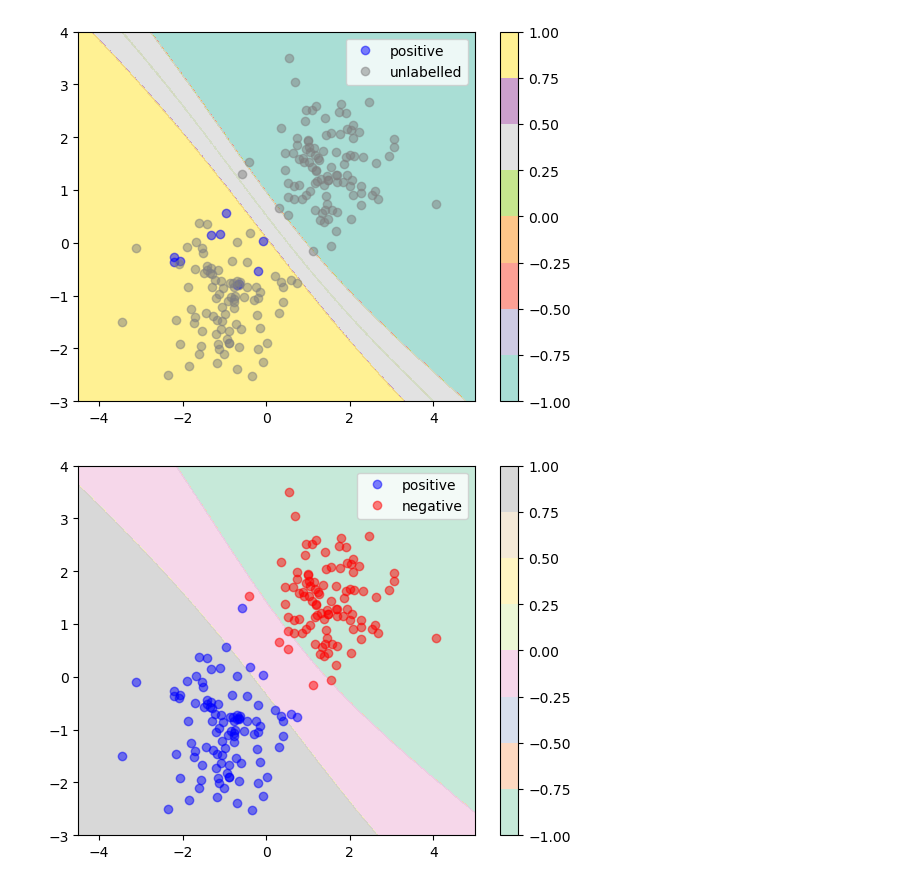
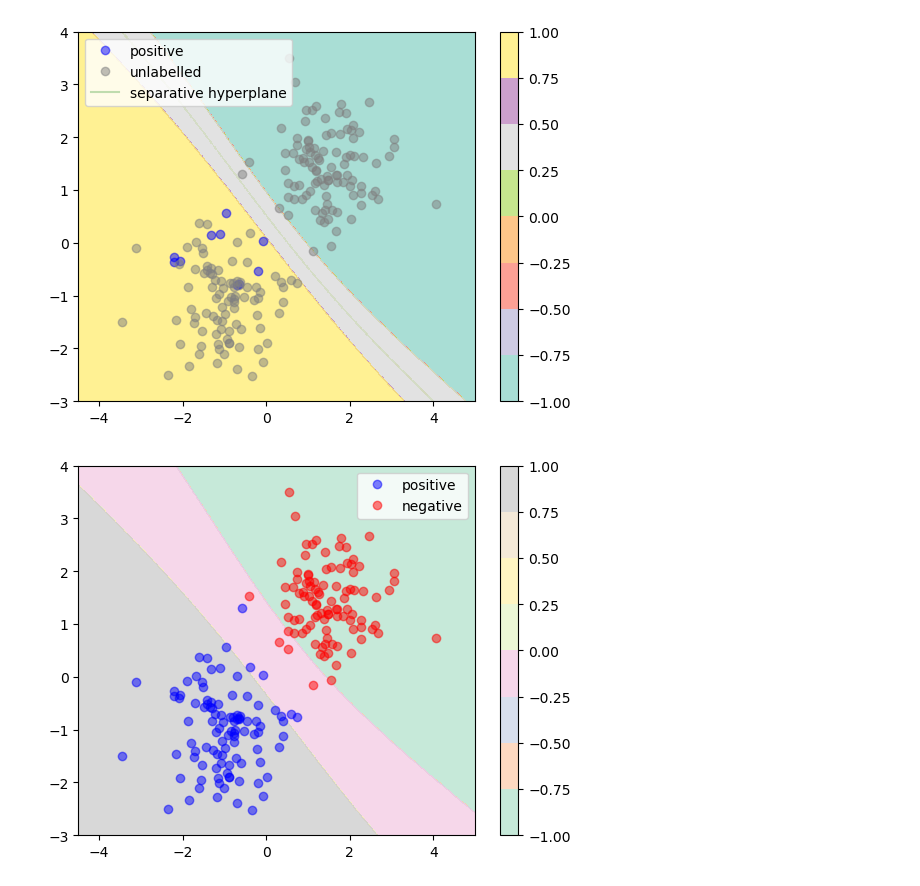
Before and after one commit to tpaquier/material_science, a Jupyter notebook: Tests_for_PU/PGPU/To_plot.ipynb, the cells around one changed output. Drawn from its saved outputs; the diff is of its cells as text; code cells hidden in the pictures.

Commit message:
correction of plot, missing an argument

```diff
--- a/Tests_for_PU/PGPU/To_plot.ipynb
+++ b/Tests_for_PU/PGPU/To_plot.ipynb
@@ -55,28 +55,29 @@ svm_test = SVC(kernel='sigmoid',probability=True).fit(X=df.to_numpy()[:,:2],y=df
 # %%
 xx, yy = np.meshgrid(np.linspace(-4.5,5,500), np.linspace(-3,4,500))
 both = svm_test.predict_proba(np.c_[xx.ravel(), yy.ravel()])
 Z = both[:,1] - both[:,0]
 for i in range(500**2):
     if Z[i] < 1e-4 and Z[i]>-1e-4:
         Z[i] = 0
     elif Z[i] > 0.5:
         Z[i] = 1
     elif Z[i] < -0.5:
         Z[i] = -1
     else:
         Z[i] = 0.5
 Z = Z.reshape(xx.shape)
 
 plt.contourf(xx, yy, Z, alpha=0.75, cmap=plt.cm.Set3)
 plt.plot(data_pos[:10,0], data_pos[:10,1], 'o',alpha = 0.5, label='positive', color='b')
 plt.plot(data_ne[:,0], data_ne[:,1], 'o',alpha = 0.5, color='gray')
 plt.plot(data_pos[10:,0], data_pos[10:,1], 'o',alpha = 0.5, label='unlabelled', color='gray')
+plt.plot(0,0,'g',alpha=0.25,label='separative hyperplane')
 plt.legend()
 plt.colorbar()
 plt.savefig('for_report_unlab.png')
 plt.show()
 # %% [output]
-[figure, old version]
+[figure, new version]
 # %%
 Z = both[:,1] - both[:,0]
 for i in range(500**2):
```
Also changed, not shown: 1 other file.
